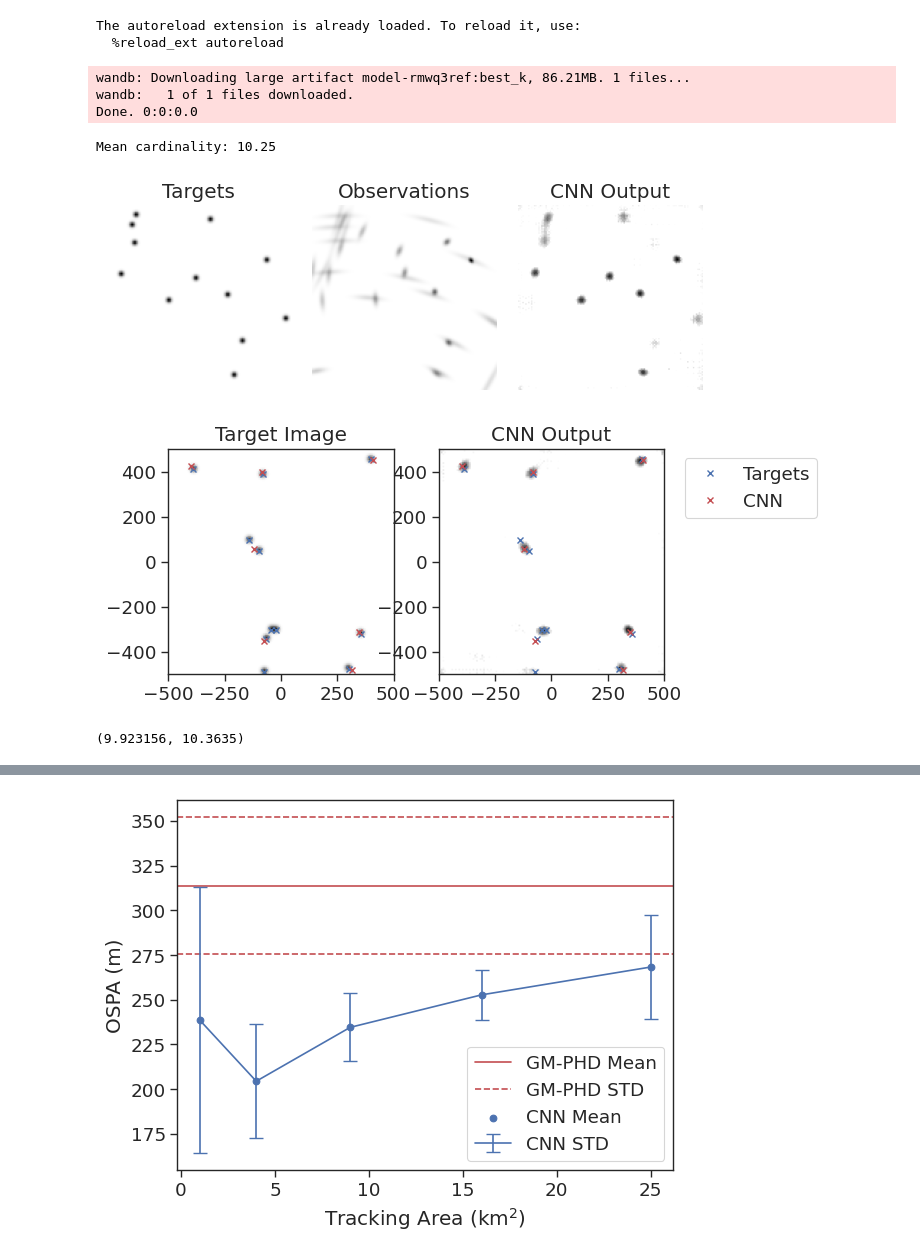
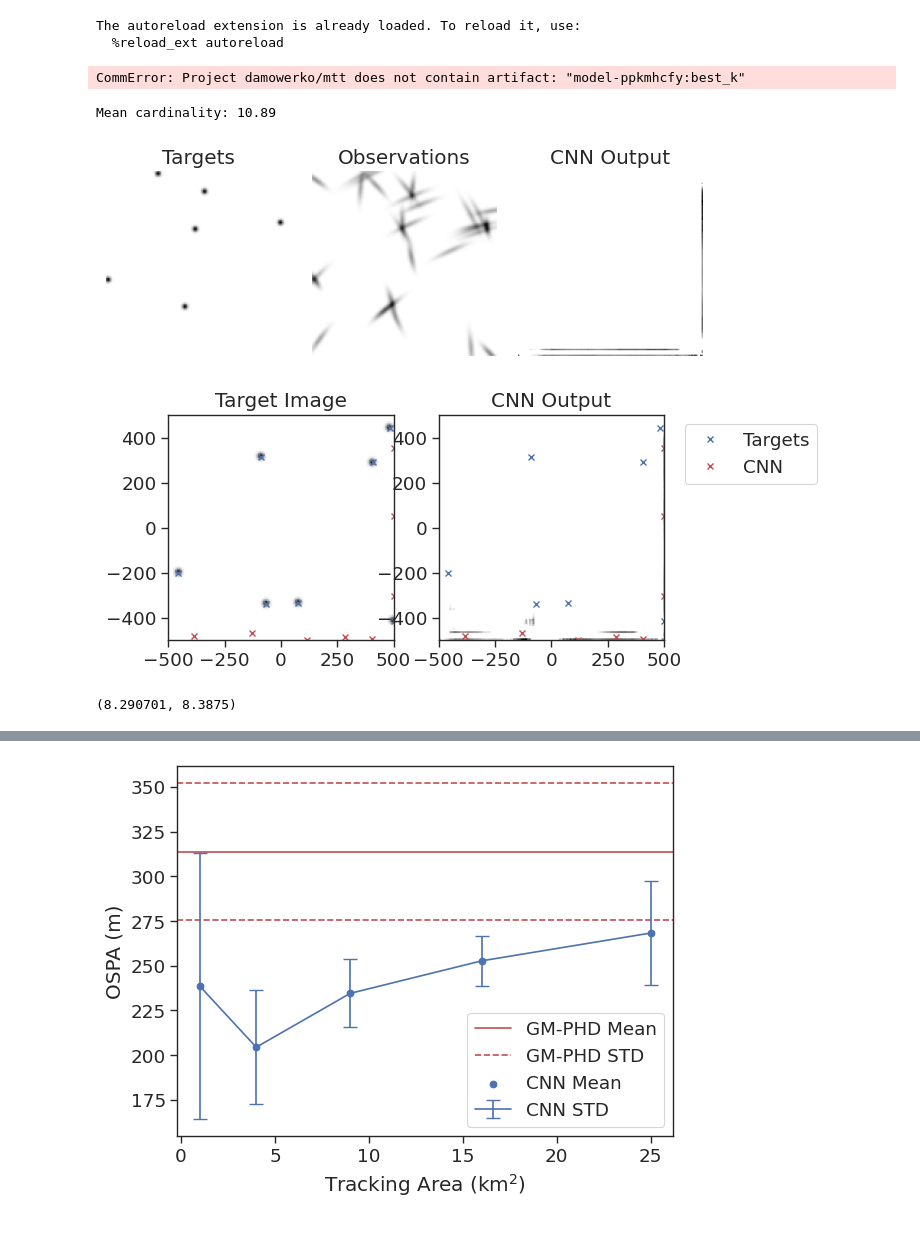
Before and after one commit to Damowerko/mtt, a Jupyter notebook: notebooks/evaluate.ipynb, the cells around one changed output, grey strips where cells are left out. Saved outputs shown, nothing was run; the diff lists cells and outputs as text; code cells hidden in the pictures.

```diff
--- a/notebooks/evaluate.ipynb
+++ b/notebooks/evaluate.ipynb
@@ -24,12 +24,12 @@ rng = np.random.default_rng()
 sns.set_theme("paper", "ticks", font_scale=1.5)  # type: ignore
 # %%
 scale = 1
-dataset_idx = 69
+simulation_idx = 50
 
 with open(f"../data/test/{scale}km/simulations.pkl", "rb") as f:
     dataset_vectors: List[List[VectorData]] = pkl.load(f)
 
-images = map(vector_to_image,dataset_vectors[dataset_idx])
+images = map(vector_to_image,dataset_vectors[simulation_idx])
 stacked = simulation_window(stack_images(images))
 # %%
 cardinality = []
@@ -47,16 +47,15 @@ n_detections = (
 # %%
 # Make CNN Predictions
 # model, name = load_model("wandb://damowerko/mtt/4uc51x21")
-model, name = load_model("wandb://damowerko/mtt/rmwq3ref")
+# model, name = load_model("wandb://damowerko/mtt/rmwq3ref")
 # model, name = load_model("wandb://damowerko/mtt/eiytli6p")
+model, name = load_model("wandb://damowerko/mtt/ppkmhcfy")
 model = model.cuda()
 # %% [output]
-wandb: Downloading large artifact model-rmwq3ref:best_k, 86.21MB. 1 files...
-wandb:   1 of 1 files downloaded.
-Done. 0:0:0.0
+CommError: Project damowerko/mtt does not contain artifact: "model-ppkmhcfy:best_k"
 # %%
 filt_idx = -1
-method = "gmm"
+method = "kmeans"
 
 with torch.no_grad():
     x = torch.stack([d.sensor_images for d in stacked], dim=0)
@@ -75,26 +74,26 @@ for i in trange(n):
 mean_energy = pred_img.sum(axis=(-1,-2)).mean().item()
 print(f"Mean cardinality: {mean_energy:.2f}")
 # %% [output]
-Mean cardinality: 10.25
+Mean cardinality: 10.89
 # %%
-idx = dataset_idx
+idx = simulation_idx
 fig, axs = plt.subplots(1, 3)
 plt.subplots_adjust(wspace=0.05)
 axs[0].imshow(stacked[idx][1][filt_idx].cpu(), extent=extent, origin="lower", cmap="gray_r")
 axs[0].set_title("Targets")
 axs[1].imshow(stacked[idx][0][filt_idx].cpu(), extent=extent, origin="lower", cmap="gray_r")
 axs[1].set_title("Observations")
 axs[2].imshow(pred_img[idx][filt_idx], extent=extent, origin="lower", cmap="gray_r")
 axs[2].set_title("CNN Output")
 for ax in axs:
     ax.axis("off")
 plt.savefig("../figures/images.pdf", bbox_inches="tight")
 plt.tight_layout()
 plt.show()
 # %% [output]
-[figure, old version]
+[figure, new version]
 # %%
-idx = 42
+idx = 60
 
 fig, axs = plt.subplots(1, 2)
 target_pos = stacked[idx][2][filt_idx]["target_positions"]
@@ -115,13 +114,13 @@ for ax in axs:
 plt.legend(bbox_to_anchor=(1.05, 1), loc="upper left")
 plt.show()
 # %% [output]
-[figure, old version]
+[figure, new version]
 # %%
 mean_energy = np.mean([pos_img[1].cpu().clamp(min=0).sum(dim=[-1,-2]) for _, pos_img, _ in stacked])
 mean_cardinality = np.mean([len(info["target_positions"]) for _,_,infos in stacked for info in infos])
 mean_energy, mean_cardinality
 # %% [output]
-(9.923156, 10.3635)
+(8.290701, 8.3875)
 # %%
 card_true = np.array([len(d[2][filt_idx]["target_positions"]) for d in stacked])
 card_cnn = np.array([len(p) for p in predictions_cnn])
```
Also changed, not shown: parts of 3 cells of this notebook, 1 other file.
